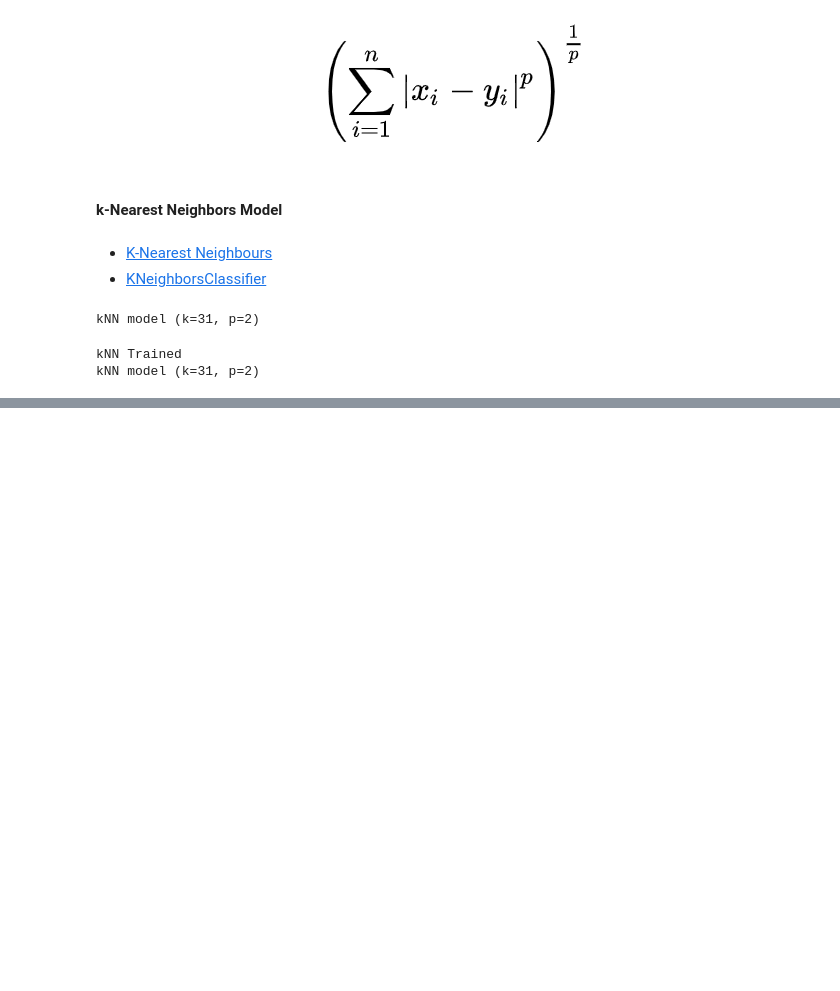
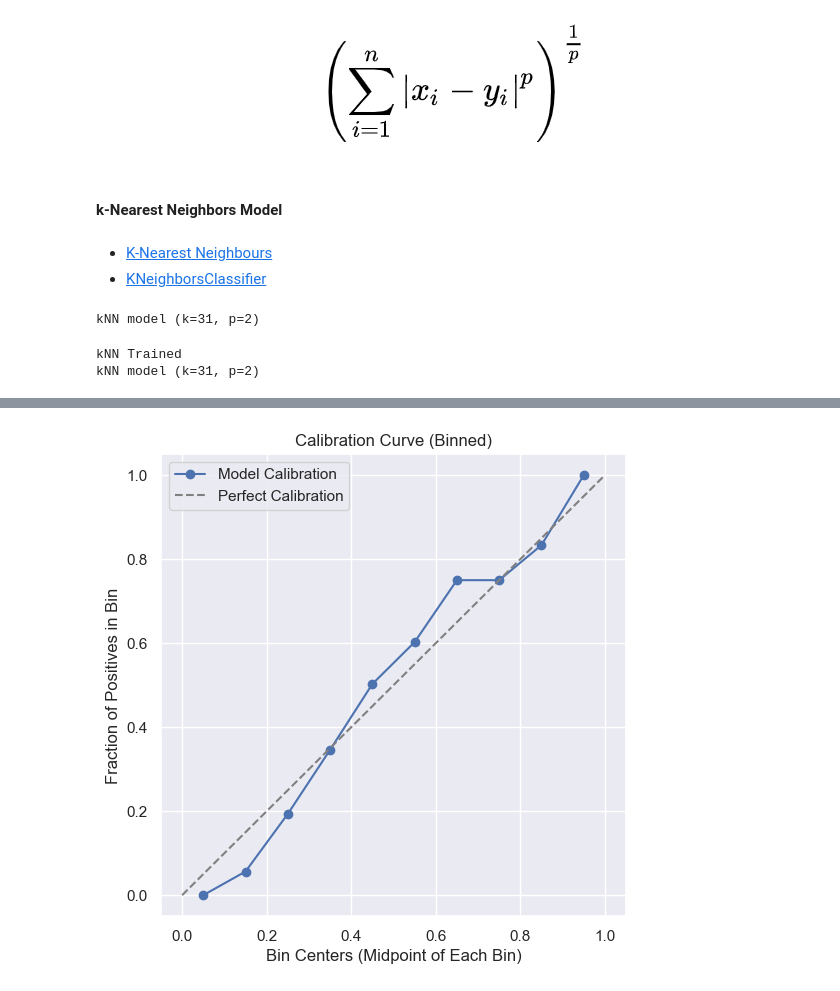
Before and after one commit to ICAI-IMAT-ML/p2-2-berasteguip, a Jupyter notebook: notebook/Lab_2_2_kNN.ipynb, the cells around one changed output, grey strips where cells are left out. Cells and saved outputs as stored; diff of their text form; code cells hidden in the pictures; blank space fills up the shorter version.

```diff
--- a/notebook/Lab_2_2_kNN.ipynb
+++ b/notebook/Lab_2_2_kNN.ipynb
@@ -101,5 +101,7 @@ evaluate_classification_metrics(y_test, knn_fit.predict(X_test[INPUTS_KNN].value
 # %%
 probs = knn_fit.predict_proba(X_train.values)
 # %%
-calibration_curve = plot_calibration_curve(y_train.values, probs[:,1], 'YES')
+calibration_curve = plot_calibration_curve(y_train.values, probs[:,1], 1)
+# %% [output]
+[figure, added]
 # %%
```
Also changed, not shown: parts of 5 cells of this notebook, 4 other files.
